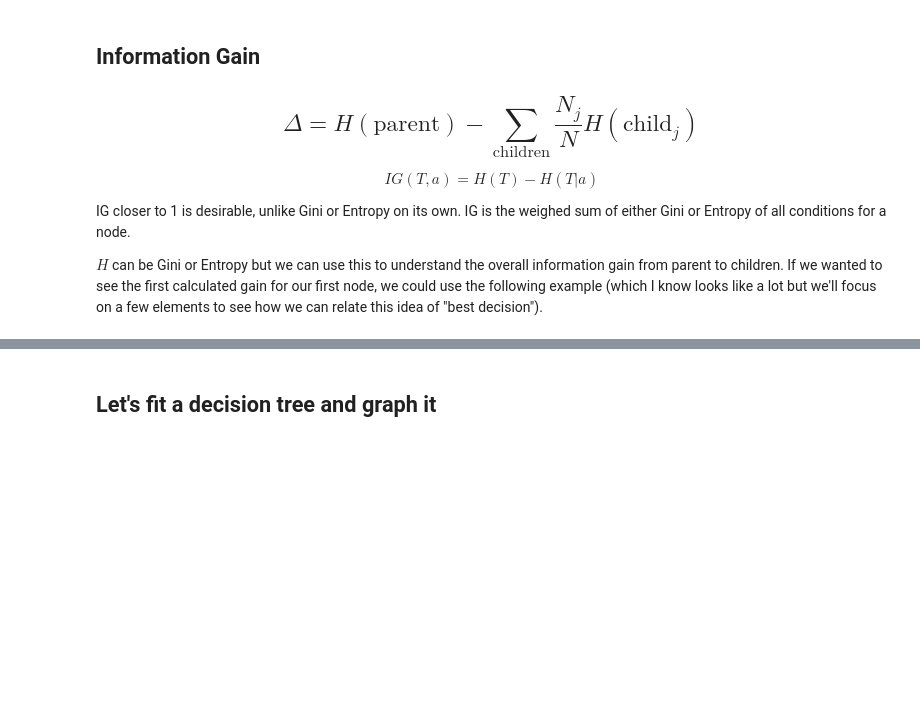
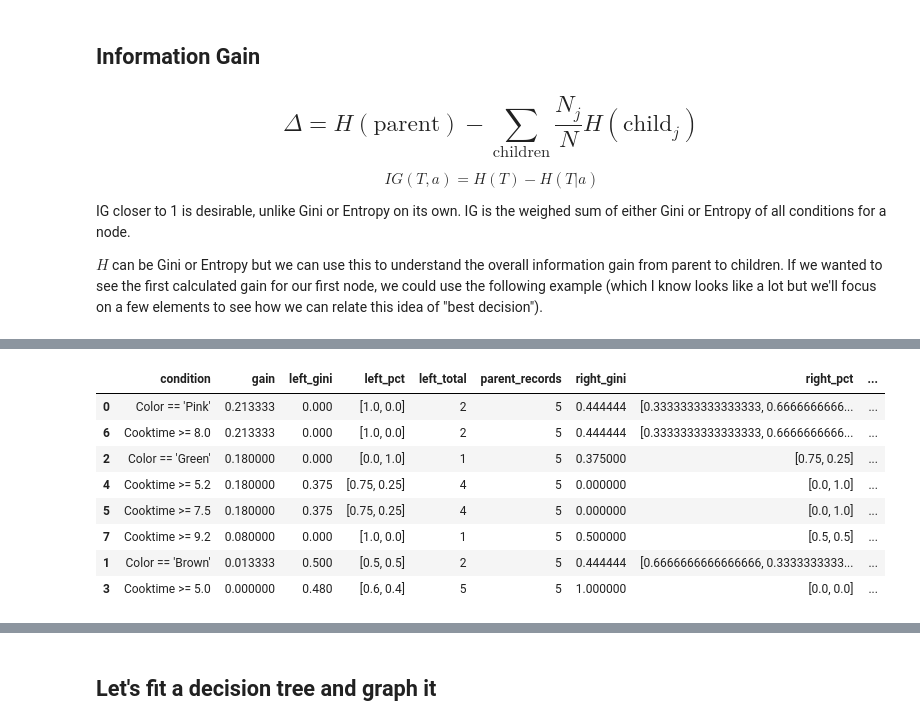
Before and after one commit to ga-curriculum/lesson-decision-trees, a Jupyter notebook: CART-codealong.ipynb, the cells around one changed output, grey strips where cells are left out. Drawn from its saved outputs; the diff is of its cells as text; code cells hidden in the pictures; blank space fills up the shorter version.

```diff
--- a/CART-codealong.ipynb
+++ b/CART-codealong.ipynb
@@ -498,0 +448,71 @@ dtype: int64
+# %%
+def class_balance(dataframe, labels=["Bacon", "Vegetable"]):
+    return [dataframe.query("Label == '%s'" % label).shape[0] / dataframe.shape[0]
+            if dataframe.query("Label == '%s'" % label).shape[0] != 0 ## avoids division by 0
+            else 0.0
+            for label in labels]
+
+def information_gain(current_uncertainty, gini_left, gini_right, left_pct, right_pct):
+
+    weighted_average = (left_pct * gini_left) + (right_pct * gini_right)
+
+    return current_uncertainty - weighted_average
+
+def partition_condition(dataframe, condition):
+
+    total = dataframe.shape[0]
+
+    left        =  dataframe.query(condition)
+    right       =  dataframe[~dataframe.index.isin(left.index)]
+    left_total  =  left.shape[0]
+    right_total =  right.shape[0]
+
+    left_balance, right_balance = class_balance(left), class_balance(right)
+
+    return left_balance, right_balance, left_total, right_total
+
+# We find the split that gives us the best information gain
+conditions = [
+    "Color == 'Pink'",
+    "Color == 'Brown'",
+    "Color == 'Green'",
+    "Cooktime >= 5.0",
+    "Cooktime >= 5.2",
+    "Cooktime >= 7.5",
+    "Cooktime >= 8.0",
+    "Cooktime >= 9.2",
+]
+
+## Class balance of all the data
+total        = food.shape[0]
+class_pct    = class_balance(food)
+current_gini = gini(class_pct)
+
+print("Parent class balance:", class_pct)
+print("Parent gini: ", current_gini)
+
+## Check IG of all candidate split conditions
+candidates = []
+for condition in conditions:
+
+    # left == records where condition is True, right == records where condition is False
+    left_pct, right_pct, left_total, right_total = partition_condition(food, condition)
+    left_gini, right_gini = gini(left_pct), gini(right_pct)
+
+    gain = information_gain(current_gini, left_gini, right_gini, left_total / total, right_total / total)
+
+    candidates.append({
+        "condition": condition,
+        "gain": gain,
+        "left_gini": left_gini,
+        "left_pct": left_pct,
+        "left_total": left_total,
+        "right_gini": right_gini,
+        "right_pct": right_pct,
+        "right_total": right_total,
+        "parent_records": total
+    })
+
+candidates = pd.DataFrame(candidates)
+candidates.sort_values("gain", ascending=False)
+# %% [output]
@@ -498,0 +521,9 @@ dtype: int64
+|  | condition | gain | left_gini | left_pct | left_total | parent_records | right_gini | right_pct | ... |
+| 0 | Color == 'Pink' | 0.213333 | 0.000 | [1.0, 0.0] | 2 | 5 | 0.444444 | [0.3333333333333333, 0.6666666666... | ... |
+| 6 | Cooktime >= 8.0 | 0.213333 | 0.000 | [1.0, 0.0] | 2 | 5 | 0.444444 | [0.3333333333333333, 0.6666666666... | ... |
+| 2 | Color == 'Green' | 0.180000 | 0.000 | [0.0, 1.0] | 1 | 5 | 0.375000 | [0.75, 0.25] | ... |
+| 4 | Cooktime >= 5.2 | 0.180000 | 0.375 | [0.75, 0.25] | 4 | 5 | 0.000000 | [0.0, 1.0] | ... |
+| 5 | Cooktime >= 7.5 | 0.180000 | 0.375 | [0.75, 0.25] | 4 | 5 | 0.000000 | [0.0, 1.0] | ... |
+| 7 | Cooktime >= 9.2 | 0.080000 | 0.000 | [1.0, 0.0] | 1 | 5 | 0.500000 | [0.5, 0.5] | ... |
+| 1 | Color == 'Brown' | 0.013333 | 0.500 | [0.5, 0.5] | 2 | 5 | 0.444444 | [0.6666666666666666, 0.3333333333... | ... |
+| 3 | Cooktime >= 5.0 | 0.000000 | 0.480 | [0.6, 0.4] | 5 | 5 | 1.000000 | [0.0, 0.0] | ... |
```
Also changed, not shown: parts of 70 cells of this notebook, 1 other file.
